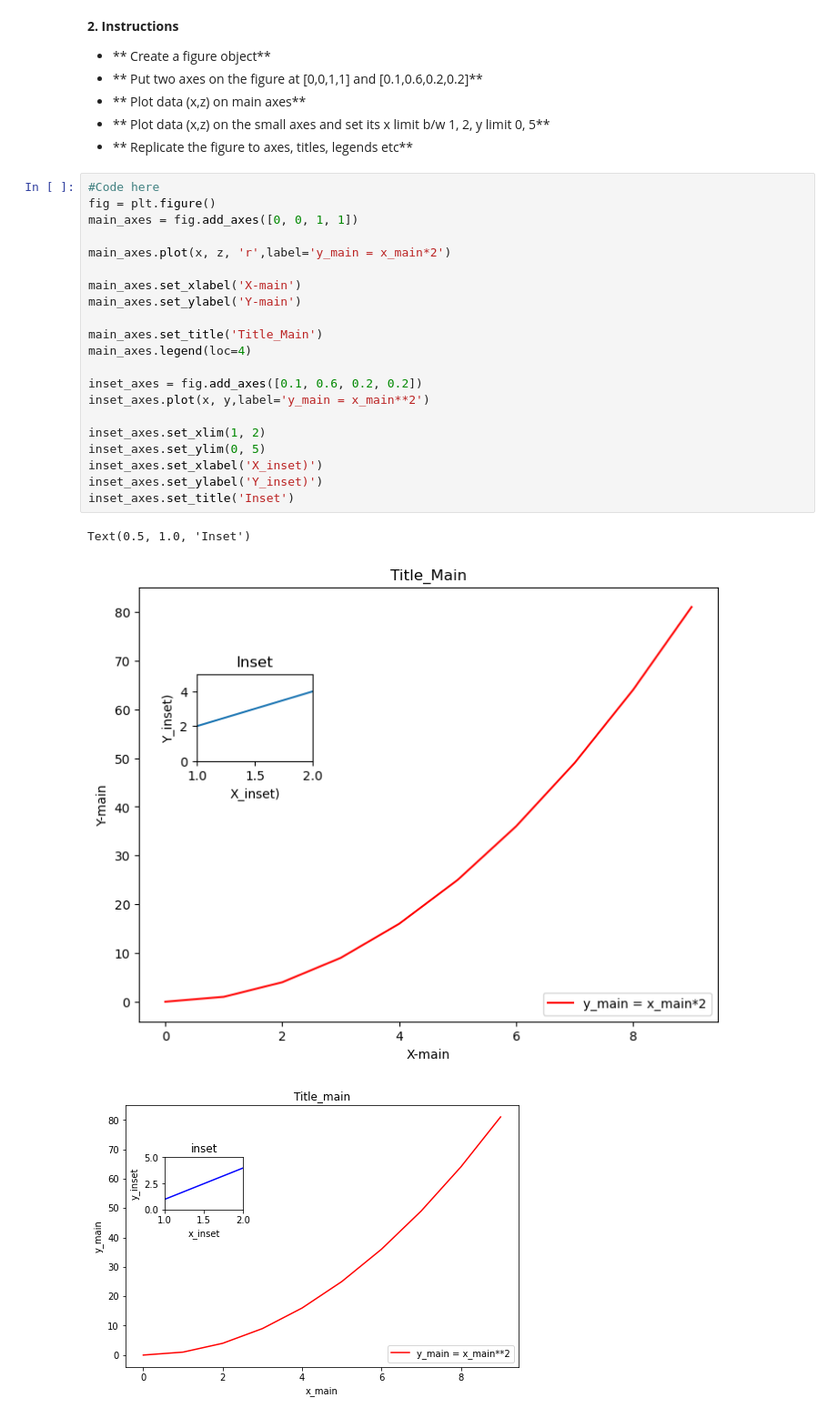
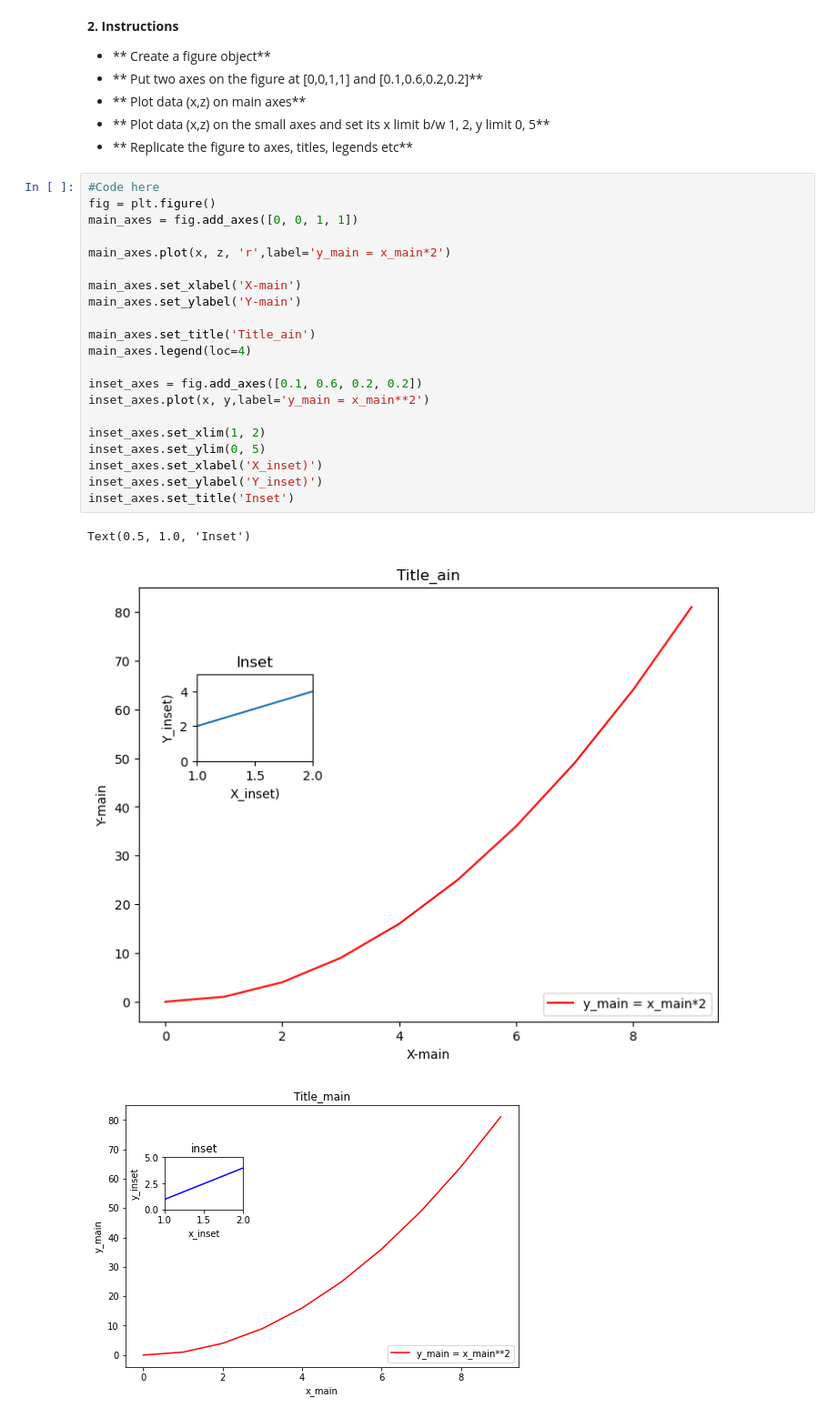
Before and after one commit to monimahmadh/Data-Science, a Jupyter notebook: All Assignments/Assignment Module 8/Matplotlib_Exercises.ipynb, the cells around one changed output. Shown: that part at 91% size. Saved outputs shown, nothing was run; the diff lists cells and outputs as text.

```diff
--- a/All Assignments/Assignment Module 8/Matplotlib_Exercises.ipynb
+++ b/All Assignments/Assignment Module 8/Matplotlib_Exercises.ipynb
@@ -62,27 +62,27 @@ plt.legend(loc=4)
 # %%
 #Code here
 fig = plt.figure()
 main_axes = fig.add_axes([0, 0, 1, 1])
 
 main_axes.plot(x, z, 'r',label='y_main = x_main*2')
 
 main_axes.set_xlabel('X-main')
 main_axes.set_ylabel('Y-main')
 
-main_axes.set_title('Title_Main')
+main_axes.set_title('Title_ain')
 main_axes.legend(loc=4)
 
 inset_axes = fig.add_axes([0.1, 0.6, 0.2, 0.2])
 inset_axes.plot(x, y,label='y_main = x_main**2')
 
 inset_axes.set_xlim(1, 2)
 inset_axes.set_ylim(0, 5)
 inset_axes.set_xlabel('X_inset)')
 inset_axes.set_ylabel('Y_inset)')
 inset_axes.set_title('Inset')
 # %% [output]
 Text(0.5, 1.0, 'Inset')
-[figure, old version]
+[figure, new version]
 # %%
 # %% [output]
 [figure]
```
